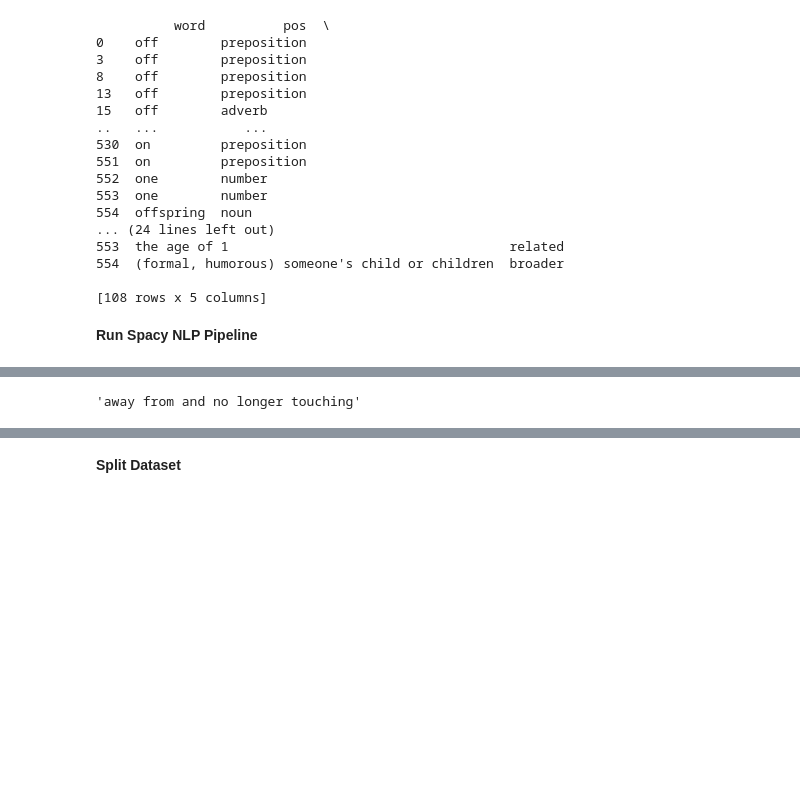
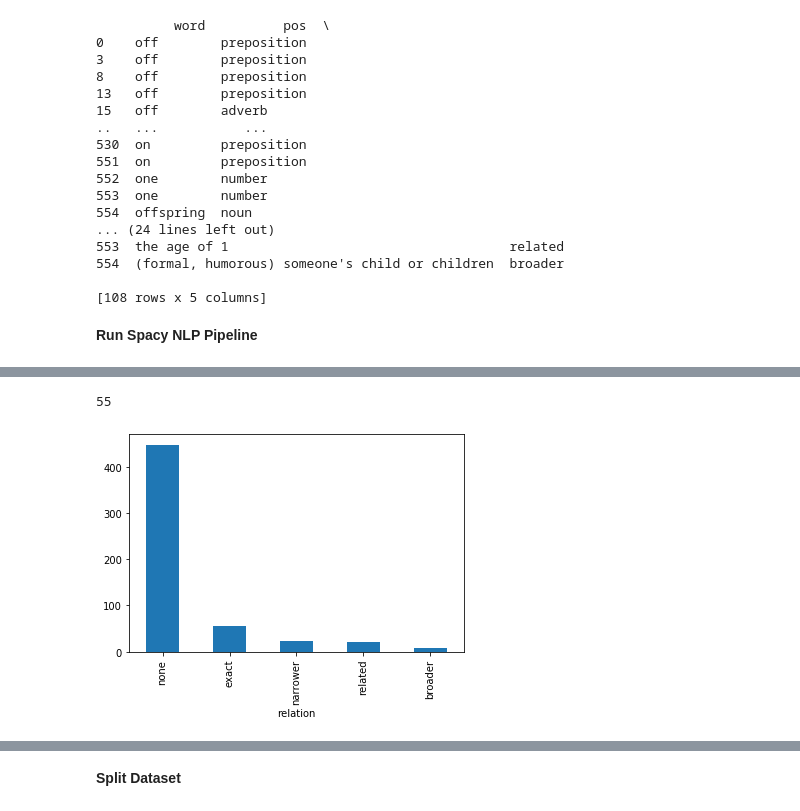
Before and after one commit to acdh-oeaw/elexis_mwsa_model, a Jupyter notebook: Codalab shared task.ipynb, the cells around one changed output, grey strips where cells are left out. Saved outputs shown, nothing was run; the diff lists cells and outputs as text; code cells hidden in the pictures; blank space fills up the shorter version.

```diff
--- a/Codalab shared task.ipynb
+++ b/Codalab shared task.ipynb
@@ -112,18 +580,3 @@ print(en_data[is_not_none])
 [108 rows x 5 columns]
 # %% [markdown]
 **Run Spacy NLP Pipeline**
-# %%
-def spacyDocForVec(vec):
-    doc_list = []
-
-    for doc in tqdm(vec):
-        pr = nlp(doc)
-        doc_list.append(pr)
-
-    return doc_list
-
-
-modDfObj = en_data.apply(lambda x: spacyDocForVec(x) if x.name in ['def1', 'def2'] else x)
-modDfObj
-#doc_list = spacyDocForVec(en_data['def1'])
-#doc_list2 = spacyDocForVec(en_data['def2'])
@@ -145,0 +583,9 @@ modDfObj
+# %%
+def spacyDocForVec(sentence):
+    return nlp(sentence)
+
+modDfObj = pd.DataFrame()
+en_data['processed_1'] = en_data['def1'].map(spacyDocForVec)
+en_data['processed_2'] = en_data['def2'].map(spacyDocForVec)
+#doc_list = spacyDocForVec(en_data['def1'])
+#doc_list2 = spacyDocForVec(en_data['def2'])
@@ -146,8 +624,14 @@ modDfObj
 # %%
 #df['def1_nlp']=doc_list
 #df['def2_nlp']=doc_list2
-# %%
-modDfObj['def1'][0].text
-# %% [output]
-'away from and no longer touching'
+# %%
+#modDfObj['def1'][0].sents
+label_count = en_data.groupby('relation').count().word.sort_values(ascending=False)
+
+label_count.plot(kind = 'bar')
+label_count[1]
+#label_count.plot(kind = 'bar', x = 'relation', y )
+# %% [output]
+55
+[figure, added]
 # %%
```
Also changed, not shown: parts of 35 cells of this notebook.
